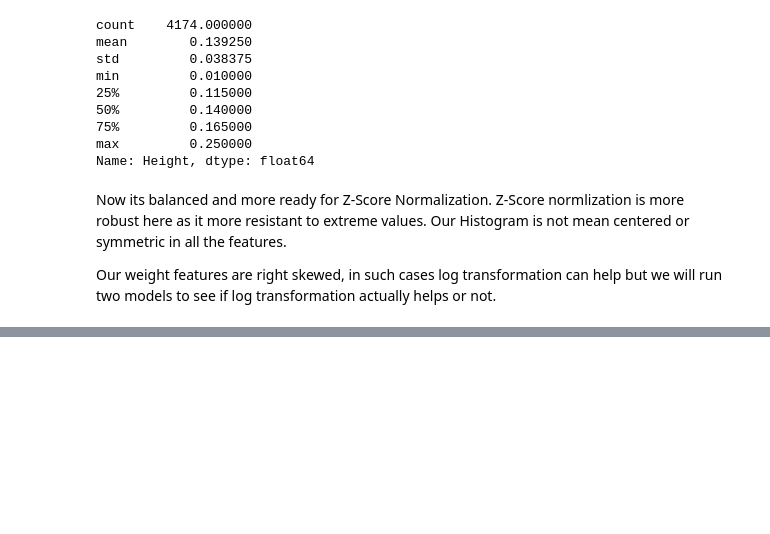
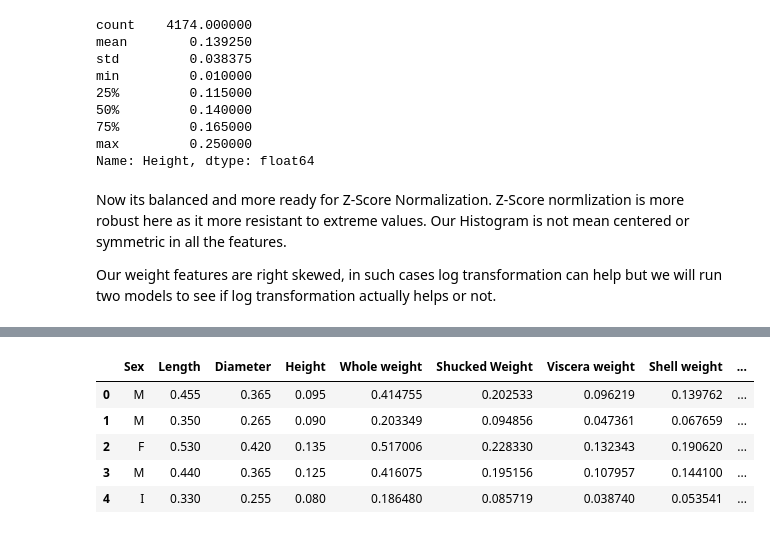
Before and after one commit to Qasimb946/Machine-Learning-Non-Parametric-Learning-P1, a Jupyter notebook: Notebooks/EDA_Abalone.ipynb, the cells around one changed output, grey strips where cells are left out. Saved outputs shown, nothing was run; the diff lists cells and outputs as text; code cells hidden in the pictures; blank space fills up the shorter version.

```diff
--- a/Notebooks/EDA_Abalone.ipynb
+++ b/Notebooks/EDA_Abalone.ipynb
@@ -255,0 +240,15 @@ df
+# %%
+weight_featrues = ["Whole weight", "Shucked Weight", "Viscera weight", "Shell weight"]
+df_weight_logs = df.copy()
+
+for feature in weight_featrues:
+    df_weight_logs[feature] = np.log1p(df_weight_logs[feature])
+
+df_weight_logs.head()
+# %% [output]
+|  | Sex | Length | Diameter | Height | Whole weight | Shucked Weight | Viscera weight | Shell weight | ... |
+| 0 | M | 0.455 | 0.365 | 0.095 | 0.414755 | 0.202533 | 0.096219 | 0.139762 | ... |
+| 1 | M | 0.350 | 0.265 | 0.090 | 0.203349 | 0.094856 | 0.047361 | 0.067659 | ... |
+| 2 | F | 0.530 | 0.420 | 0.135 | 0.517006 | 0.228330 | 0.132343 | 0.190620 | ... |
+| 3 | M | 0.440 | 0.365 | 0.125 | 0.416075 | 0.195156 | 0.107957 | 0.144100 | ... |
+| 4 | I | 0.330 | 0.255 | 0.080 | 0.186480 | 0.085719 | 0.038740 | 0.053541 | ... |
```
Also changed, not shown: parts of 28 cells of this notebook.
